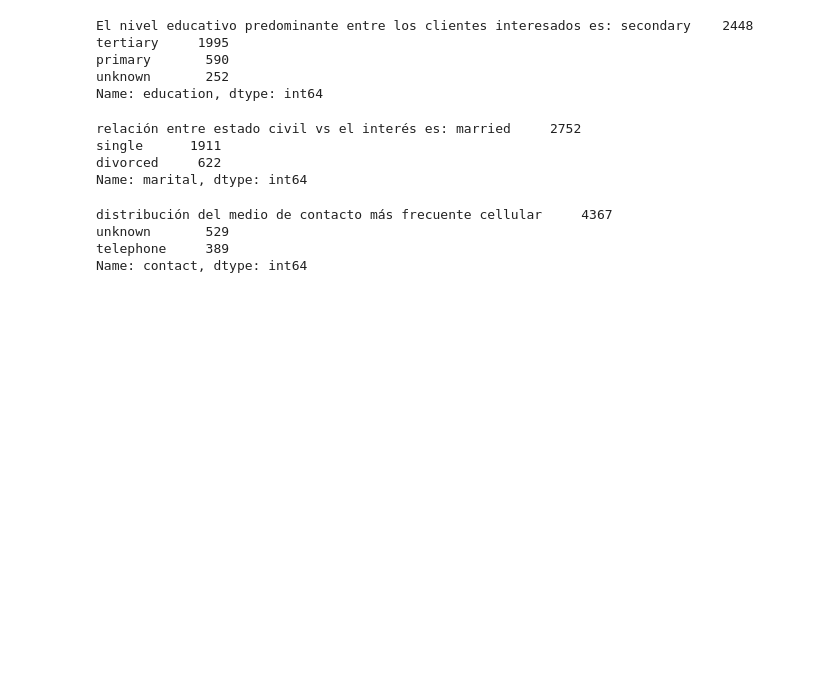
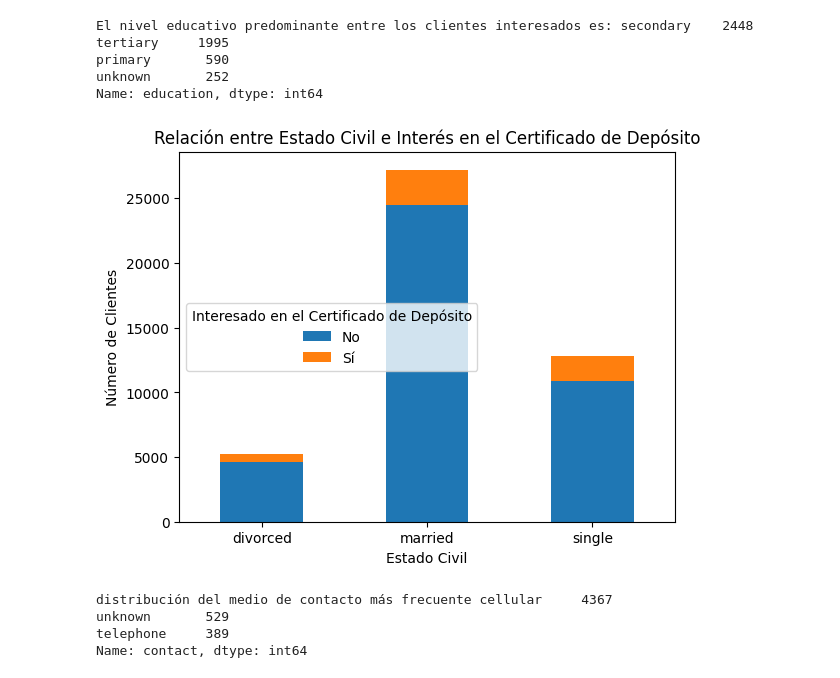
Before and after one commit to Yobany1210/TalentoTech, a Jupyter notebook: Tutoria_Limpieza_Datos.ipynb, the cells around one changed output. Drawn from its saved outputs; the diff is of its cells as text; code cells hidden in the pictures; blank space fills up the shorter version.

```diff
--- a/Tutoria_Limpieza_Datos.ipynb
+++ b/Tutoria_Limpieza_Datos.ipynb
@@ -435,16 +436,24 @@ tertiary     1995
 primary       590
 unknown       252
 Name: education, dtype: int64
-# %%
-#5.	¿Cuál es la relación entre estado civil vs el interés en adquirir el certificado de depósito?
-interesados = data[data['y'] == 'yes']
-relacion_civil_interes = interesados['marital'].value_counts()
-print('relación entre estado civil vs el interés es:', relacion_civil_interes)
-# %% [output]
-relación entre estado civil vs el interés es: married     2752
-single      1911
-divorced     622
-Name: marital, dtype: int64
+# %%
+#5.	¿Cuál es la relación entre estado civil vs el interés en adquirir el certificado de depósito?
+# Crear una tabla de contingencia entre estado civil y el interés en adquirir el certificado de depósito
+
+#La función pd.crosstab() en Pandas se utiliza para calcular una tabla de contingencia.
+#Tabla de contingencia o tabla de frecuencias cruzadas muestra la distribución de frecuencias de dos o más variables categóricas.
+contingency_table = pd.crosstab(data['marital'], data['y'])# contingency_table es una variable que almacena el resultado de la función pd.crosstab()
+
+# Graficar la tabla de contingencia
+contingency_table.plot(kind='bar', stacked=True) #stacked=True esto apila las barras en lugar de colocarlas una al lado de la otra.
+plt.title('Relación entre Estado Civil e Interés en el Certificado de Depósito')
+plt.xlabel('Estado Civil')
+plt.ylabel('Número de Clientes')
+plt.legend(title='Interesado en el Certificado de Depósito', labels=['No', 'Sí'])
+plt.xticks(rotation=0)
+plt.show()
+# %% [output]
+[figure, added]
 # %%
 #6.	¿Cuál es la distribución del medio de contacto más frecuente de los clientes interesados en adquirir el certificado de depósito?
 interesados = data[data['y'] == 'yes']
```
Also changed, not shown: parts of 6 cells of this notebook.
